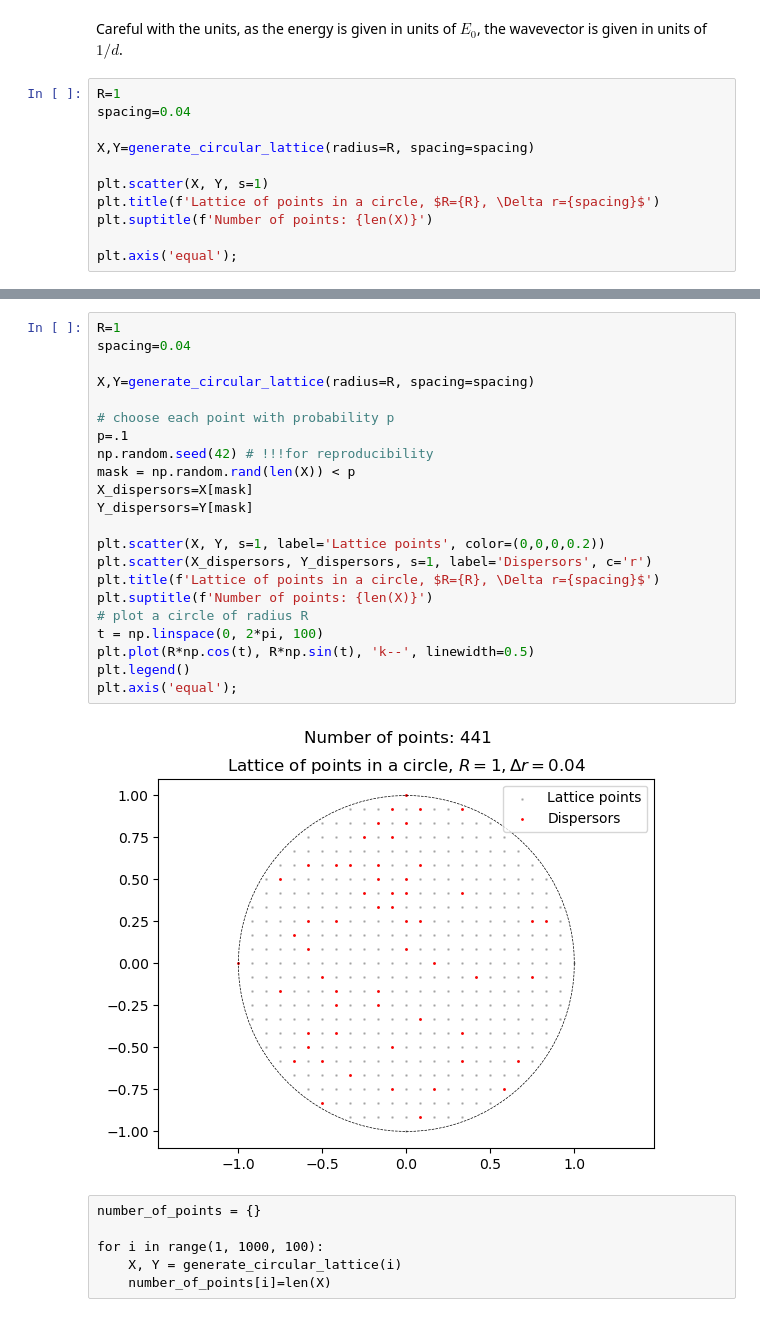
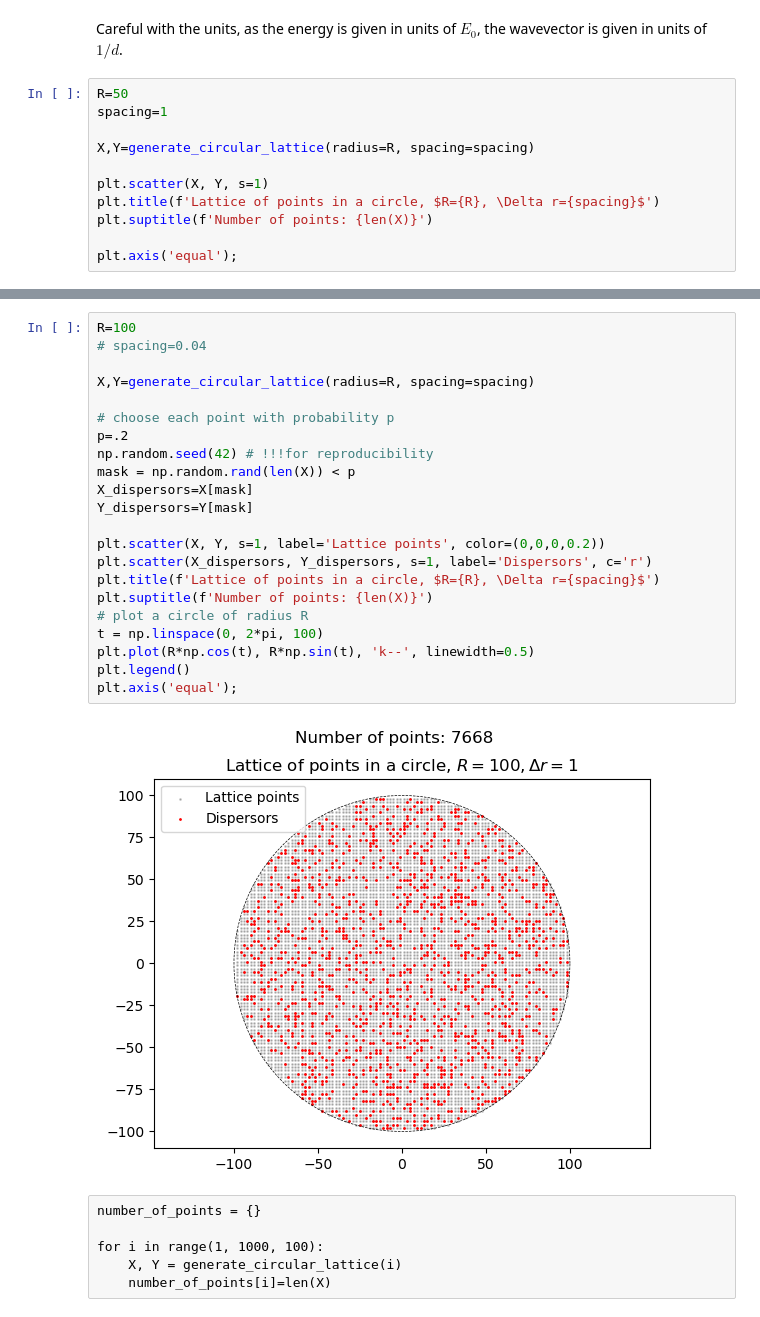
Before and after one commit to pfargas/Disordered-Quantum-Gases, a Jupyter notebook: computations.ipynb, the cells around one changed output, grey strips where cells are left out. Drawn from its saved outputs; the diff is of its cells as text.

```diff
--- a/computations.ipynb
+++ b/computations.ipynb
@@ -68,8 +65,8 @@ def generate_circular_lattice(radius=2, spacing=0.01, n=None):
 # %% [markdown]
 Careful with the units, as the energy is given in units of $E_0$, the wavevector is given in units of $1/d$.
 # %%
-R=1
-spacing=0.04
+R=50
+spacing=1
 
 X,Y=generate_circular_lattice(radius=R, spacing=spacing)
 
@@ -83,27 +80,27 @@ plt.axis('equal');
 # %%
-R=1
-spacing=0.04
+R=100
+# spacing=0.04
 
 X,Y=generate_circular_lattice(radius=R, spacing=spacing)
 
 # choose each point with probability p
-p=.1
+p=.2
 np.random.seed(42) # !!!for reproducibility
 mask = np.random.rand(len(X)) < p
 X_dispersors=X[mask]
 Y_dispersors=Y[mask]
 
 plt.scatter(X, Y, s=1, label='Lattice points', color=(0,0,0,0.2))
 plt.scatter(X_dispersors, Y_dispersors, s=1, label='Dispersors', c='r')
 plt.title(f'Lattice of points in a circle, $R={R}, \Delta r={spacing}$')
 plt.suptitle(f'Number of points: {len(X)}')
 # plot a circle of radius R
 t = np.linspace(0, 2*pi, 100)
 plt.plot(R*np.cos(t), R*np.sin(t), 'k--', linewidth=0.5)
 plt.legend()
 plt.axis('equal');
 # %% [output]
-[figure, old version]
+[figure, new version]
 # %% [raw]
 number_of_points = {}
 
```
Also changed, not shown: parts of 7 cells of this notebook, 1 other file.
